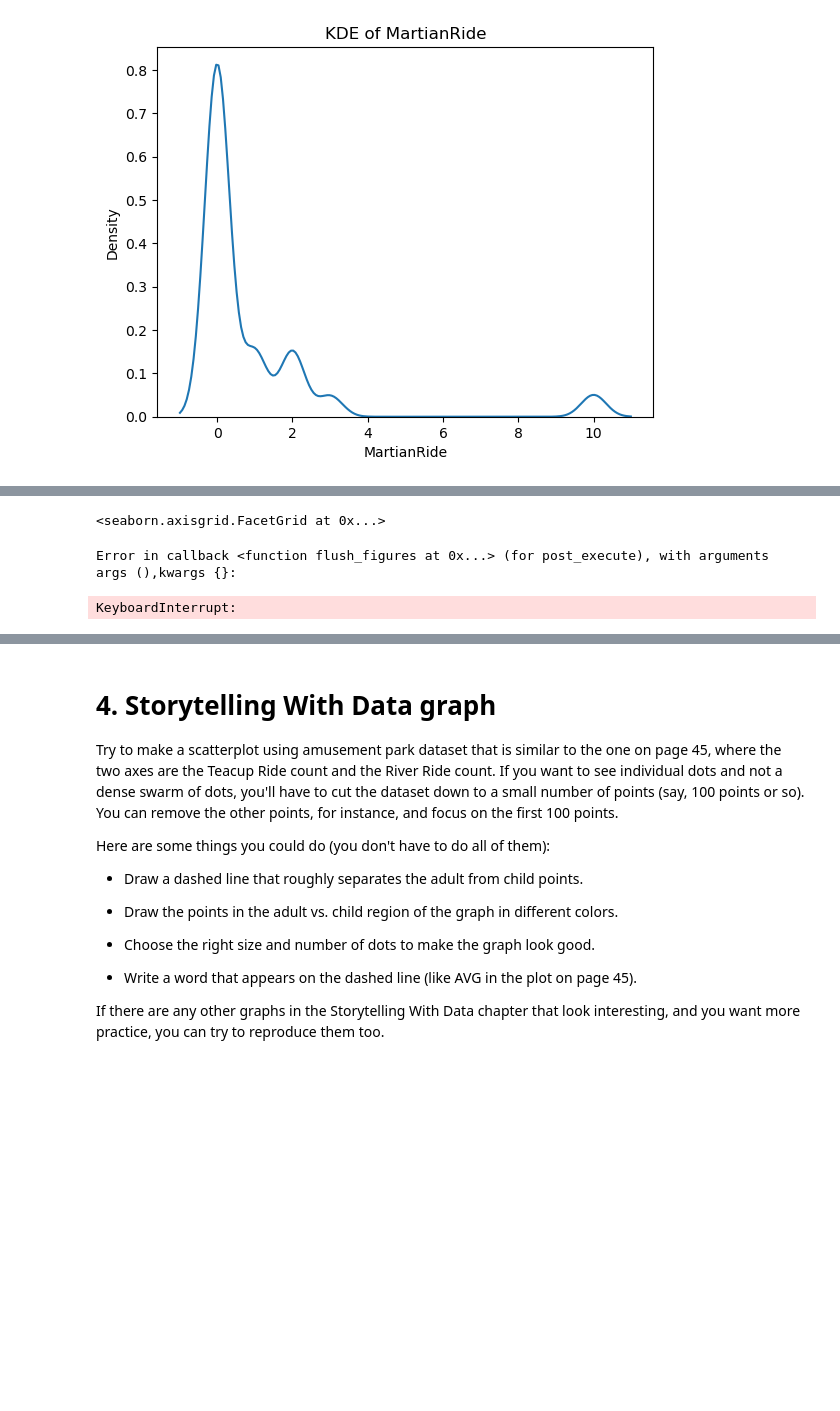
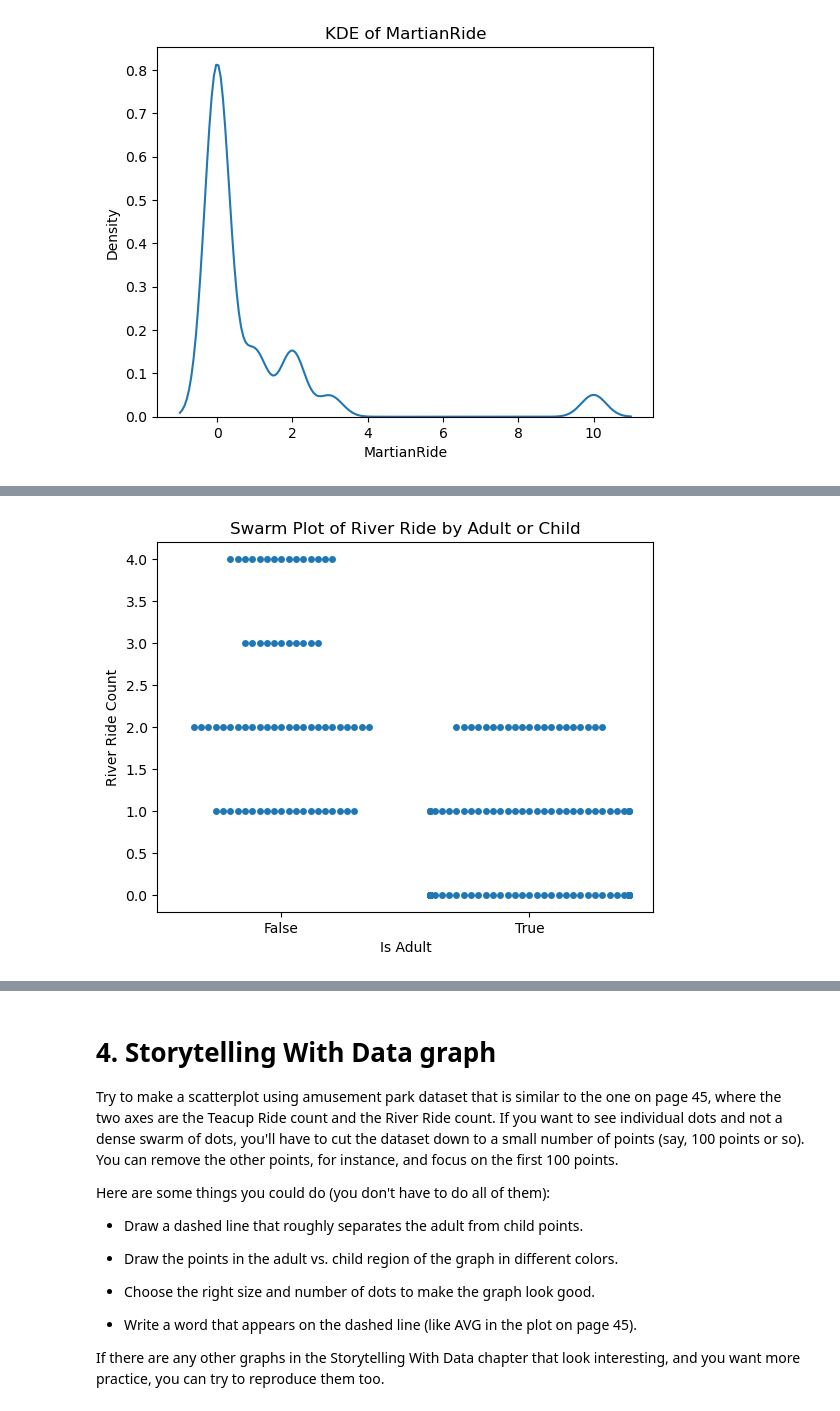
Before and after one commit to keshleem/dx699-summerai-homework3, a Jupyter notebook: Week3.ipynb, the cells around one changed output, grey strips where cells are left out. Saved outputs shown, nothing was run; the diff lists cells and outputs as text; code cells hidden in the pictures; blank space fills up the shorter version.

Commit message:
Problem 8, added graphs, added additional context.

```diff
--- a/Week3.ipynb
+++ b/Week3.ipynb
@@ -386,7 +388,10 @@ plt.show()
 # %%
-# swarm
-sns.catplot(data=df, x="IsAdult", y="RiverRide", kind="swarm")
+# swarm - the sample size is too big, doing a sample
+df_swarm = df.sample(n=200, random_state=0)
+sns.swarmplot(data=df_swarm, x="IsAdult", y="RiverRide")
+plt.title('Swarm Plot of River Ride by Adult or Child')
+plt.xlabel('Is Adult')
+plt.ylabel('River Ride Count')
+plt.show()
 # %% [output]
-<seaborn.axisgrid.FacetGrid at 0x...>
-Error in callback <function flush_figures at 0x...> (for post_execute), with arguments args (),kwargs {}:
-KeyboardInterrupt:
+[figure, added]
```
Also changed, not shown: parts of 3 cells of this notebook.
